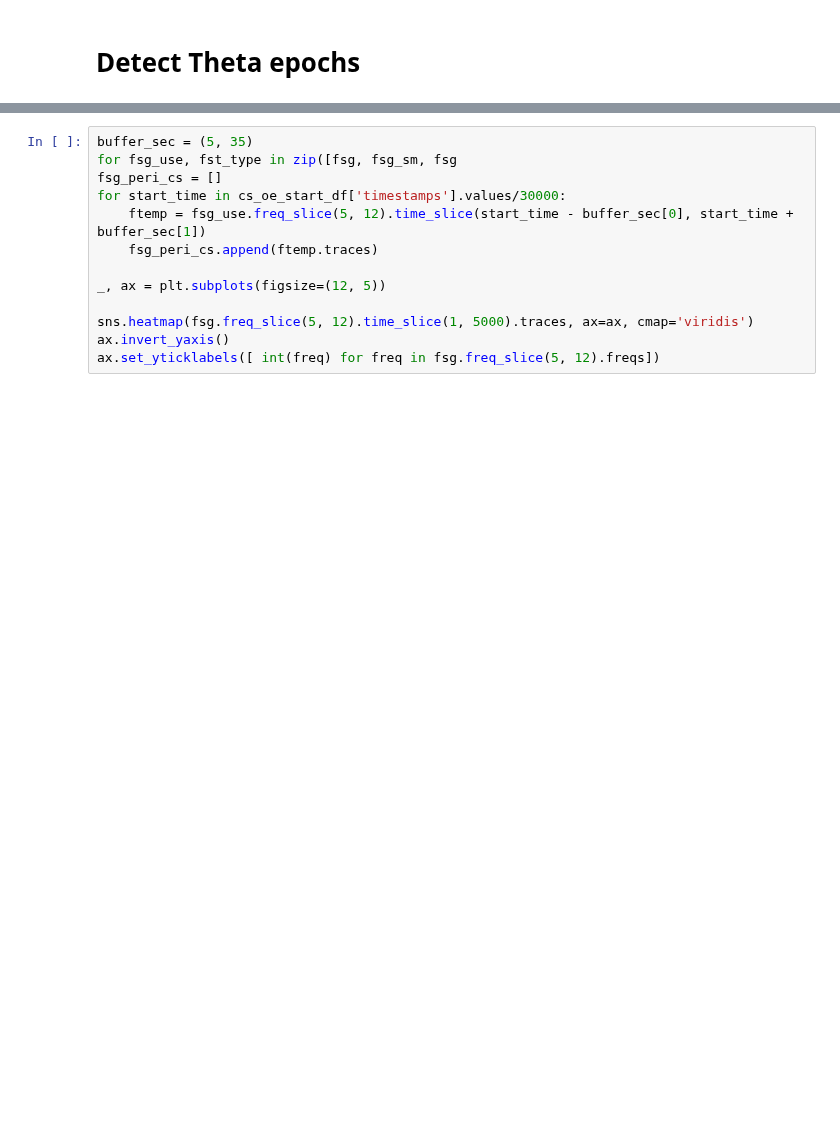
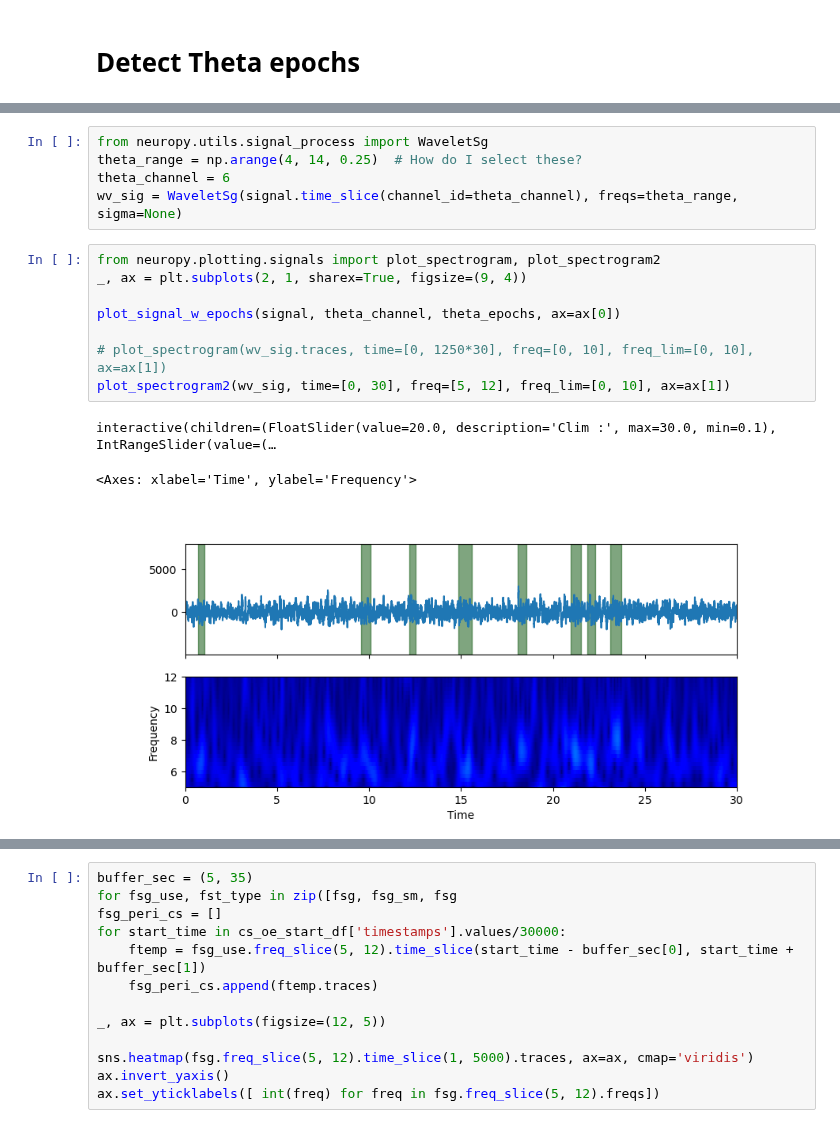
Before and after one commit to nkinsky/TraceFC, a Jupyter notebook: Notebooks/Spectral_Analysis.ipynb, the cells around one changed output, grey strips where cells are left out. Drawn from its saved outputs; the diff is of its cells as text; blank space fills up the shorter version.

```diff
--- a/Notebooks/Spectral_Analysis.ipynb
+++ b/Notebooks/Spectral_Analysis.ipynb
@@ -171,0 +186,17 @@ Best channel for theta: [55]
+# %%
+from neuropy.utils.signal_process import WaveletSg
+theta_range = np.arange(4, 14, 0.25)  # How do I select these?
+theta_channel = 6
+wv_sig = WaveletSg(signal.time_slice(channel_id=theta_channel), freqs=theta_range, sigma=None)
+# %%
+from neuropy.plotting.signals import plot_spectrogram, plot_spectrogram2
+_, ax = plt.subplots(2, 1, sharex=True, figsize=(9, 4))
+
+plot_signal_w_epochs(signal, theta_channel, theta_epochs, ax=ax[0])
+
+# plot_spectrogram(wv_sig.traces, time=[0, 1250*30], freq=[0, 10], freq_lim=[0, 10], ax=ax[1])
+plot_spectrogram2(wv_sig, time=[0, 30], freq=[5, 12], freq_lim=[0, 10], ax=ax[1])
+# %% [output]
+interactive(children=(FloatSlider(value=20.0, description='Clim :', max=30.0, min=0.1), IntRangeSlider(value=(…
+<Axes: xlabel='Time', ylabel='Frequency'>
+[figure, added]
```
Also changed, not shown: parts of 118 cells of this notebook.
